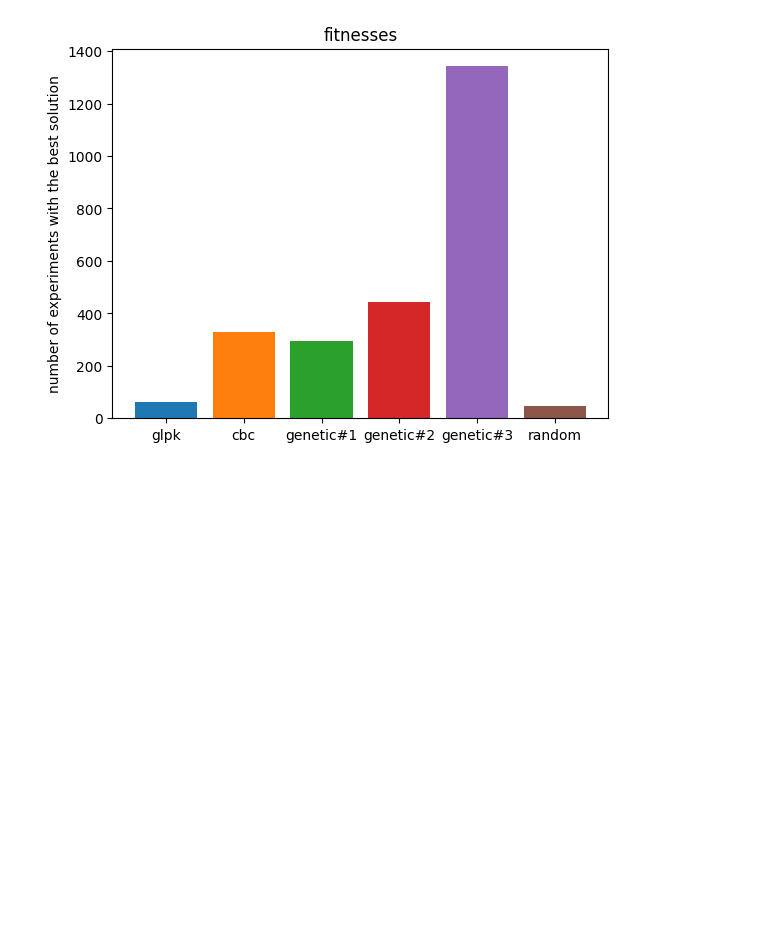
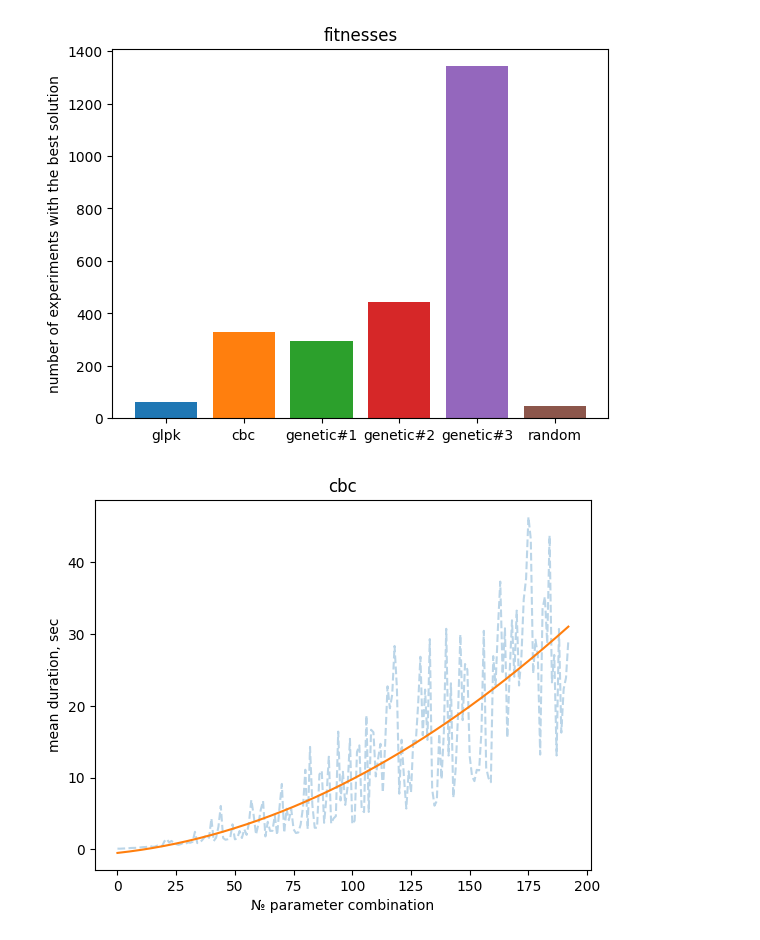
Before and after one commit to Dambr/yewking, a Jupyter notebook: task_description/draw_experiments.ipynb, the cells around one changed output. Drawn from its saved outputs; the diff is of its cells as text; code cells hidden in the pictures; blank space fills up the shorter version.

```diff
--- a/task_description/draw_experiments.ipynb
+++ b/task_description/draw_experiments.ipynb
@@ -87,12 +87,17 @@ def draw_durations_plot(df):
     plt.ylabel('mean duration, sec')
     sns.lineplot(data=df)
 # %%
-def draw_overlay_durations_plot(df1, df2, color):
-    plt.title('durations')
+def draw_durations_overlay_polt(df1, df2, title, color):
+    plt.title(title)
     plt.xlabel('№ parameter combination')
     plt.ylabel('mean duration, sec')
-    sns.lineplot(data=df, color='')
-    sns.lineplot(data=df)
+    ax1 = sns.lineplot(data=df1, alpha=0.3, palette=color)
+    ax2 = sns.lineplot(data=df2, palette=color)
+
+
+    ax1.lines[0].set_linestyle("--")
+    # ax1.get_legend().remove()
+    plt.plot()
 # %%
 # fitness
 for experiment_number in range(experiments_number):
@@ -253,3 +258,9 @@ draw_first_place_stat(first_place_data)
 [figure]
 # %%
 # можно построить столбчатую диаграмму для каждой программы, на которой показать
+# %%
+solver = 'cbc'
+color = solver_bar_colors[solver]
+draw_durations_overlay_polt(durations_df[solver], polyfit_durations_df[solver], solver, color)
+# %% [output]
+[figure, added]
```
